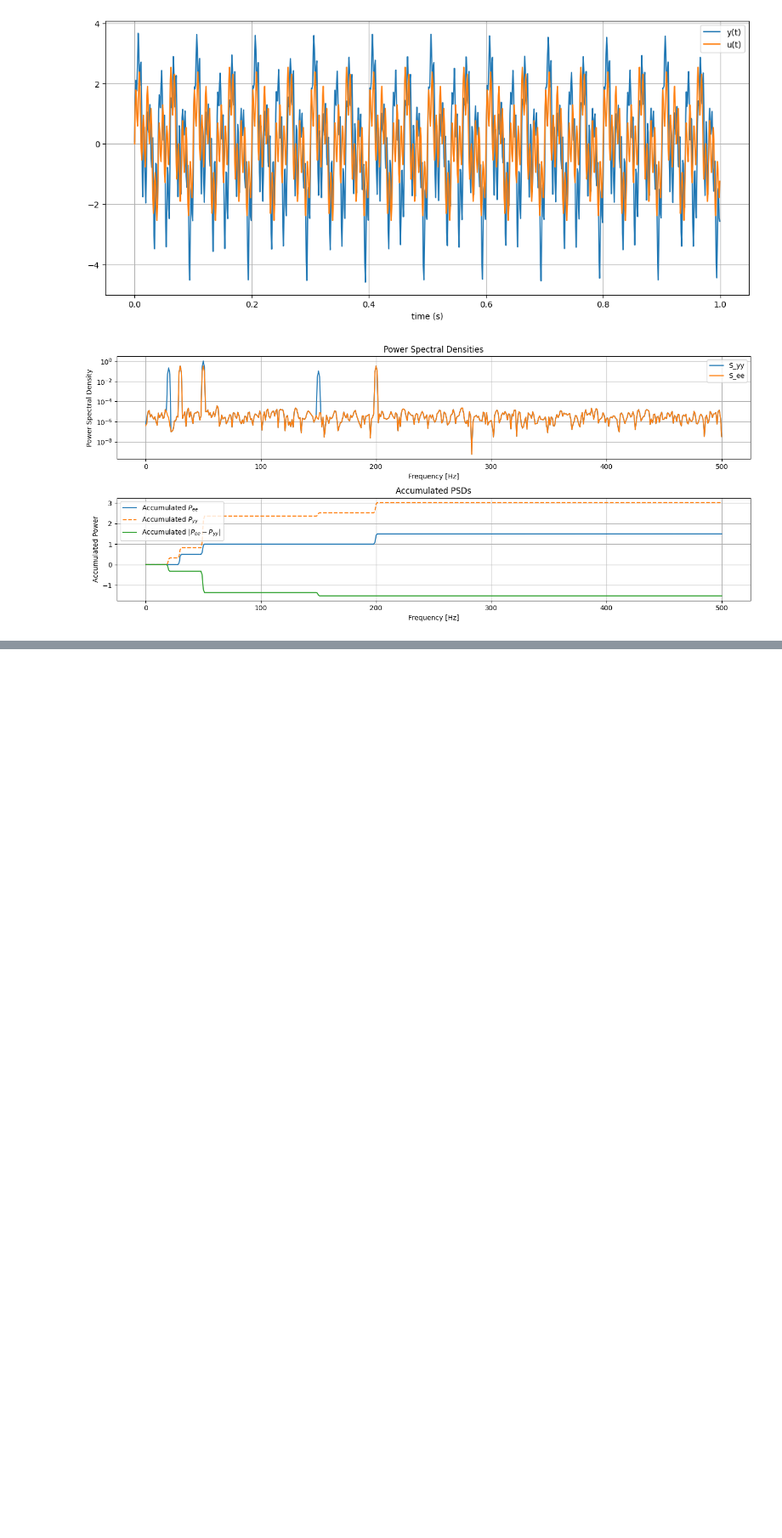
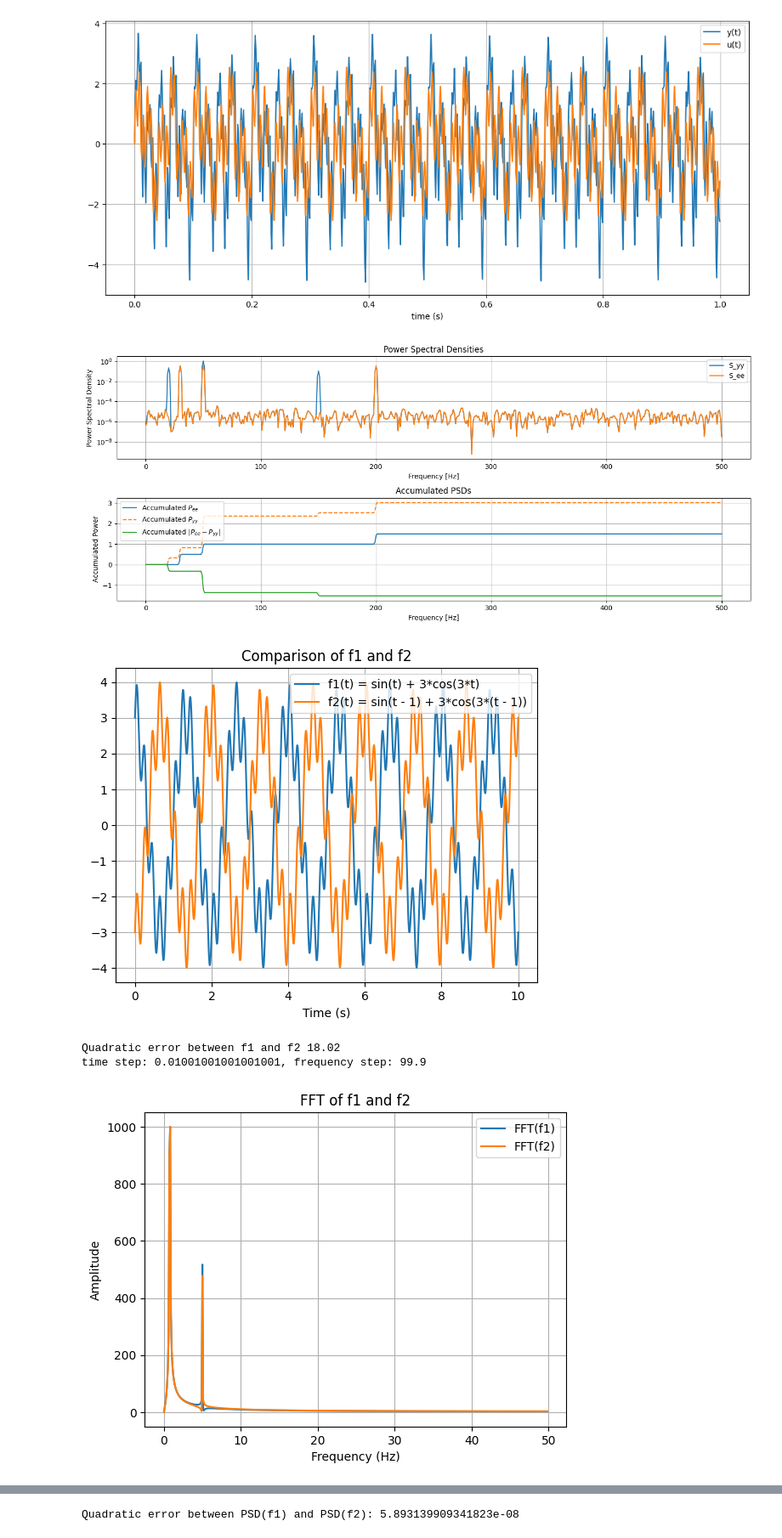
Before and after one commit to Dany-L/SecGen, a Jupyter notebook: scripts/notebooks/dft.ipynb, the cells around one changed output, grey strips where cells are left out. Shown at 85% size. Saved outputs shown, nothing was run; the diff lists cells and outputs as text; code cells hidden in the pictures; blank space fills up the shorter version.

```diff
--- a/scripts/notebooks/dft.ipynb
+++ b/scripts/notebooks/dft.ipynb
@@ -285,3 +285,56 @@ plt.show()
 (1000,)
 [figure]
 [figure]
+# %%
+import numpy as np
+import matplotlib.pyplot as plt
+N = 1000
+T = 10.0
+t = np.linspace(0, T, N)
+dt = T/(N-1)
+f1 =lambda x: np.sin(2*np.pi*5*x) + 3*np.cos(0.1*np.pi*15*x)
+f2 = lambda x: f1(x-2)
+
+plt.plot(t, f1(t), label='f1(t) = sin(t) + 3*cos(3*t)')
+plt.plot(t, f2(t), label='f2(t) = sin(t - 1) + 3*cos(3*(t - 1))')
+plt.legend()
+plt.grid()
+plt.xlabel('Time (s)')
+plt.title('Comparison of f1 and f2')
+plt.show()
+
+print(f'Quadratic error between f1 and f2 {(np.mean((f1(t)-f2(t))**2)):.2f}')
+
+plt.figure()
+
+freqs = np.fft.fftfreq(N, d=dt)
+plt.plot(freqs[:N//2], np.abs(np.fft.fft(f1(t)))[:N//2], label='FFT(f1)')
+plt.plot(freqs[:N//2], np.abs(np.fft.fft(f2(t)))[:N//2], label='FFT(f2)')
+plt.xlabel('Frequency (Hz)')
+plt.ylabel('Amplitude')
+plt.title('FFT of f1 and f2')
+plt.grid()
+plt.legend()
+
+from scipy.signal import welch, lfilter
+
+print(f'time step: {dt}, frequency step: {1/dt}')
+f, S_ff1 = welch(f1(t), fs=1/dt, nperseg=64)
+f, S_ff2 = welch(f2(t), fs=1/dt, nperseg=64)
+plt.figure()
+plt.semilogy(f, S_ff1, label='PSD(f1)')
+plt.semilogy(f, S_ff2, label='PSD(f2)')
+
+plt.xlabel('Frequency (Hz)')
+plt.ylabel('Power Spectral Density')
+plt.title('PSD of f1 and f2')
+plt.grid()
+plt.legend()
+plt.show()
+
+print(f'Quadratic error between PSD(f1) and PSD(f2): {np.mean((S_ff1-S_ff2)**2)}')
+# %% [output]
+[figure, added]
+Quadratic error between f1 and f2 18.02
+time step: 0.01001001001001001, frequency step: 99.9
+[figure, added]
@@ -287,0 +342 @@ plt.show()
+Quadratic error between PSD(f1) and PSD(f2): 5.893139909341823e-08
```
Also changed, not shown: parts of 3 cells of this notebook, 18 other files.
